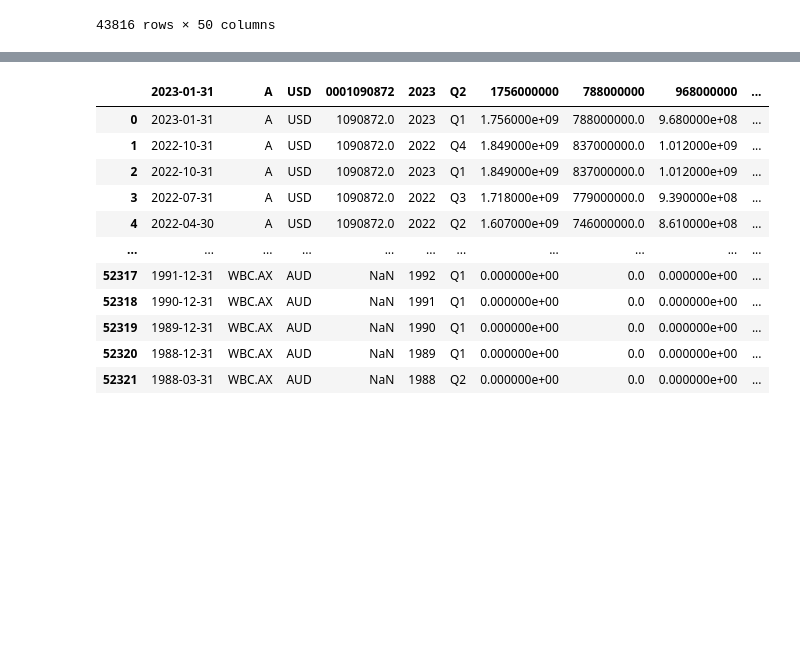
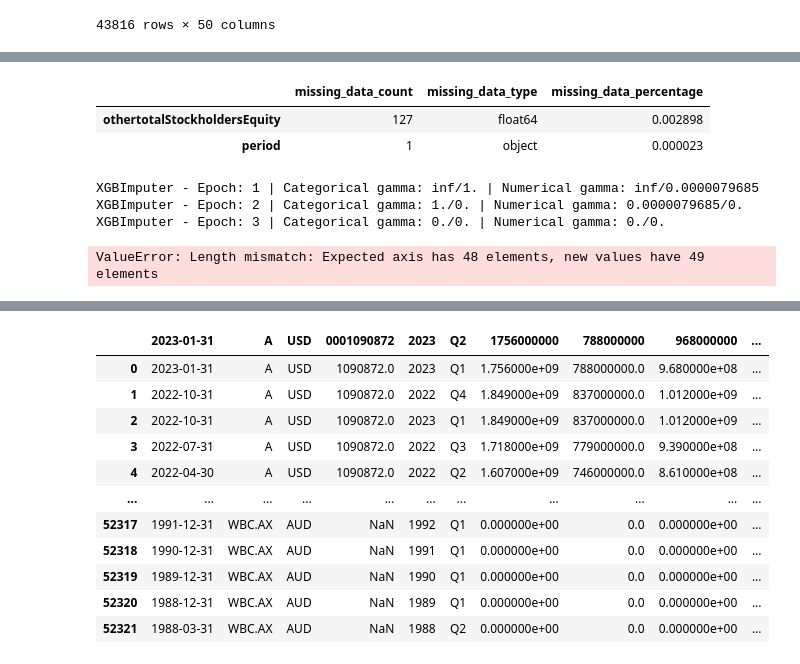
Before and after one commit to veeyuen/credit-spreads, a Jupyter notebook: build_dataframe.ipynb, the cells around one changed output, grey strips where cells are left out. Drawn from its saved outputs; the diff is of its cells as text; code cells hidden in the pictures; blank space fills up the shorter version.

```diff
--- a/build_dataframe.ipynb
+++ b/build_dataframe.ipynb
@@ -303,0 +230,2 @@ ValueError: Input X contains infinity or a value too large for dtype('float64').
+# %%
+balance_sheet=balance_sheet.drop(['cik', 'acceptedDate'], axis=1)
@@ -303,0 +254,22 @@ ValueError: Input X contains infinity or a value too large for dtype('float64').
+# %%
+# Define missing values
+# Use .loc to return values of cells matching condition
+
+BS_missing_data = pd.DataFrame(balance_sheet.isna().sum().loc[balance_sheet.isna().sum() > 0], columns=['missing_data_count'])
+BS_missing_data['missing_data_type'] = balance_sheet.dtypes
+BS_missing_data['missing_data_percentage'] = BS_missing_data['missing_data_count'] / len(balance_sheet)
+BS_missing_data = BS_missing_data.sort_values(by='missing_data_percentage', ascending=False)
+BS_missing_data
+# %% [output]
+|  | missing_data_count | missing_data_type | missing_data_percentage |
+| othertotalStockholdersEquity | 127 | float64 | 0.002898 |
+| period | 1 | object | 0.000023 |
+# %%
+# Apply XGBImputer
+
+imputer = XGBImputer(categorical_features_index=[0,1,3], replace_categorical_values_back=False)
+X = imputer.fit_transform(balance_sheet)
+# %% [output]
+XGBImputer - Epoch: 1 | Categorical gamma: inf/1. | Numerical gamma: inf/0.0000079685
+XGBImputer - Epoch: 2 | Categorical gamma: 1./0. | Numerical gamma: 0.0000079685/0.
+XGBImputer - Epoch: 3 | Categorical gamma: 0./0. | Numerical gamma: 0./0.
@@ -303,0 +278,22 @@ ValueError: Input X contains infinity or a value too large for dtype('float64').
+# %%
+balance_sheet_imputed.columns =['date', 'symbol', 'reportedCurrency',
+                                             'calendarYear', 'period', 'cashAndCashEquivalents',
+                                             'shortTermInvestments', 'cashAndShortTermInvestments', 'netReceivables',
+                                             'inventory', 'otherCurrentAssets', 'totalCurrentAssets',
+                                             'propertyPlantEquipmentNet', 'goodwill', 'intangibleAssets',
+                                             'goodwillAndIntangibleAssets', 'longTermInvestments', 'taxAssets',
+                                             'otherNonCurrentAssets', 'totalNonCurrentAssets', 'otherAssets',
+                                             'totalAssets', 'accountPayables', 'shortTermDebt', 'taxPayables',
+                                             'deferredRevenue', 'otherCurrentLiabilities', 'totalCurrentLiabilities',
+                                             'longTermDebt', 'deferredRevenueNonCurrent',
+                                             'deferredTaxLiabilitiesNonCurrent', 'otherNonCurrentLiabilities',
+                                             'totalNonCurrentLiabilities', 'otherLiabilities',
+                                             'capitalLeaseObligations', 'totalLiabilities', 'preferredStock',
+                                             'commonStock', 'retainedEarnings',
+                                             'accumulatedOtherComprehensiveIncomeLoss',
+                                             'othertotalStockholdersEquity', 'totalStockholdersEquity',
+                                             'totalEquity', 'totalLiabilitiesAndStockholdersEquity',
+                                             'minorityInterest', 'totalLiabilitiesAndTotalEquity',
+                                             'totalInvestments', 'totalDebt', 'netDebt']
+# %% [output]
+ValueError: Length mismatch: Expected axis has 48 elements, new values have 49 elements
```
Also changed, not shown: parts of 42 cells of this notebook.
